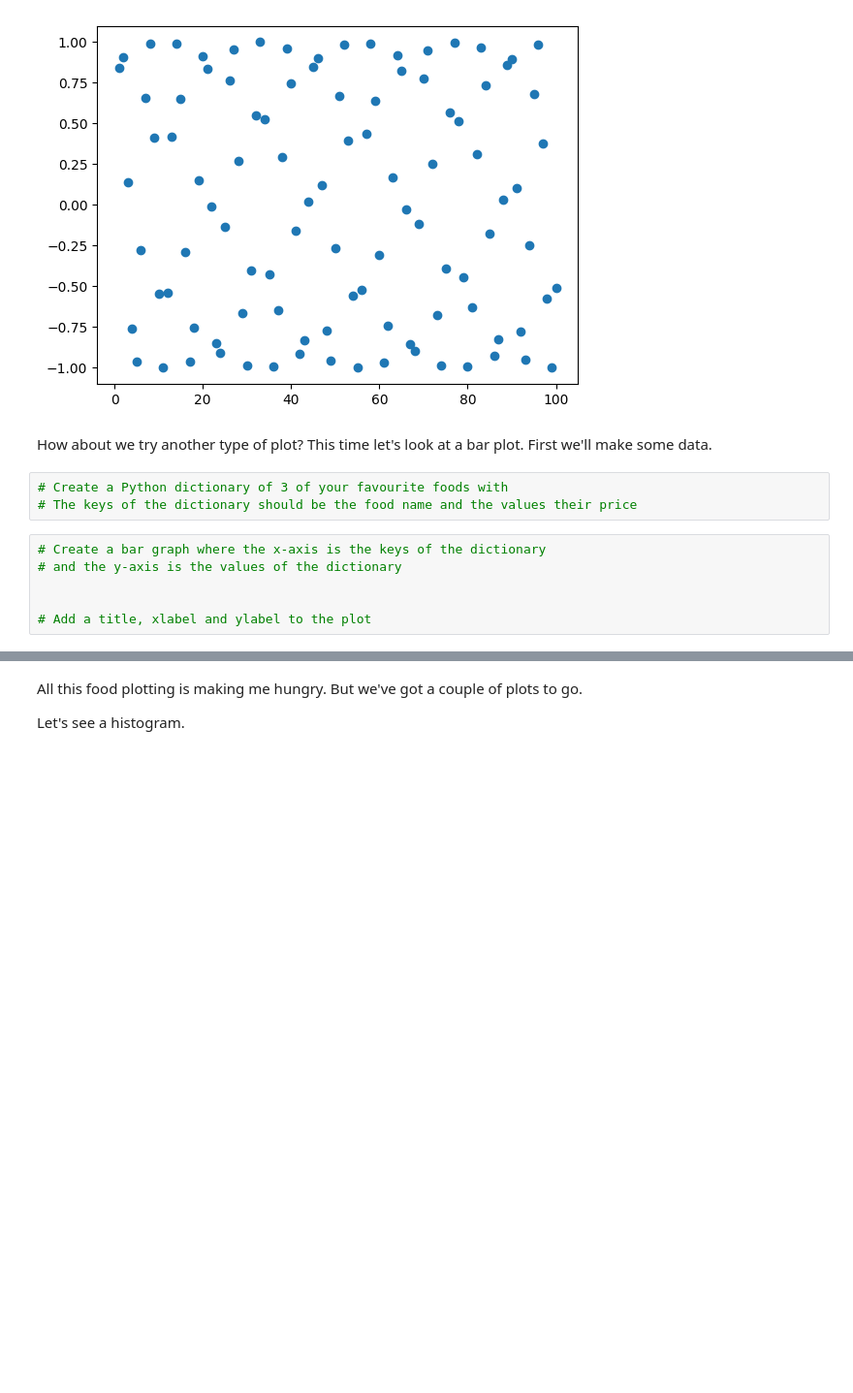
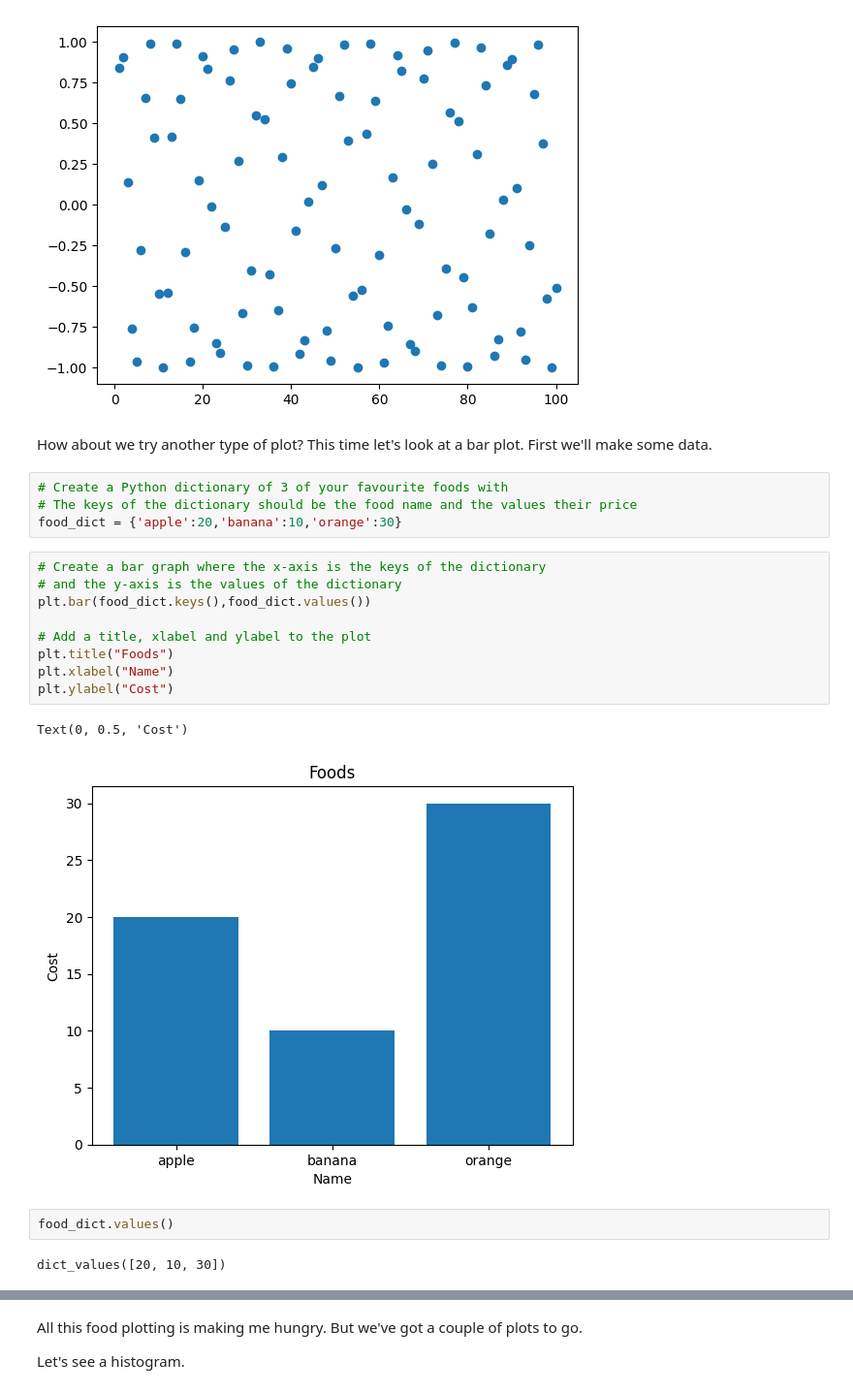
Before and after one commit to leviathan003/Practice_Puzzles, a Jupyter notebook: matplotlib-exercises.ipynb, the cells around one changed output, grey strips where cells are left out. Shown: that part at 97% size. Saved outputs shown, nothing was run; the diff lists cells and outputs as text; blank space fills up the shorter version.

```diff
--- a/matplotlib-exercises.ipynb
+++ b/matplotlib-exercises.ipynb
@@ -127,11 +127,22 @@ How about we try another type of plot? This time let's look at a bar plot. First
 # %%
 # Create a Python dictionary of 3 of your favourite foods with
 # The keys of the dictionary should be the food name and the values their price
+food_dict = {'apple':20,'banana':10,'orange':30}
 # %%
 # Create a bar graph where the x-axis is the keys of the dictionary
 # and the y-axis is the values of the dictionary
-
+plt.bar(food_dict.keys(),food_dict.values())
 
 # Add a title, xlabel and ylabel to the plot
+plt.title("Foods")
+plt.xlabel("Name")
+plt.ylabel("Cost")
+# %% [output]
+Text(0, 0.5, 'Cost')
+[figure, added]
+# %%
+food_dict.values()
+# %% [output]
+dict_values([20, 10, 30])
 # %%
 # Make the same plot as above, except this time make the bars go horizontal
```
Also changed, not shown: parts of 5 cells of this notebook, 2 other files.
